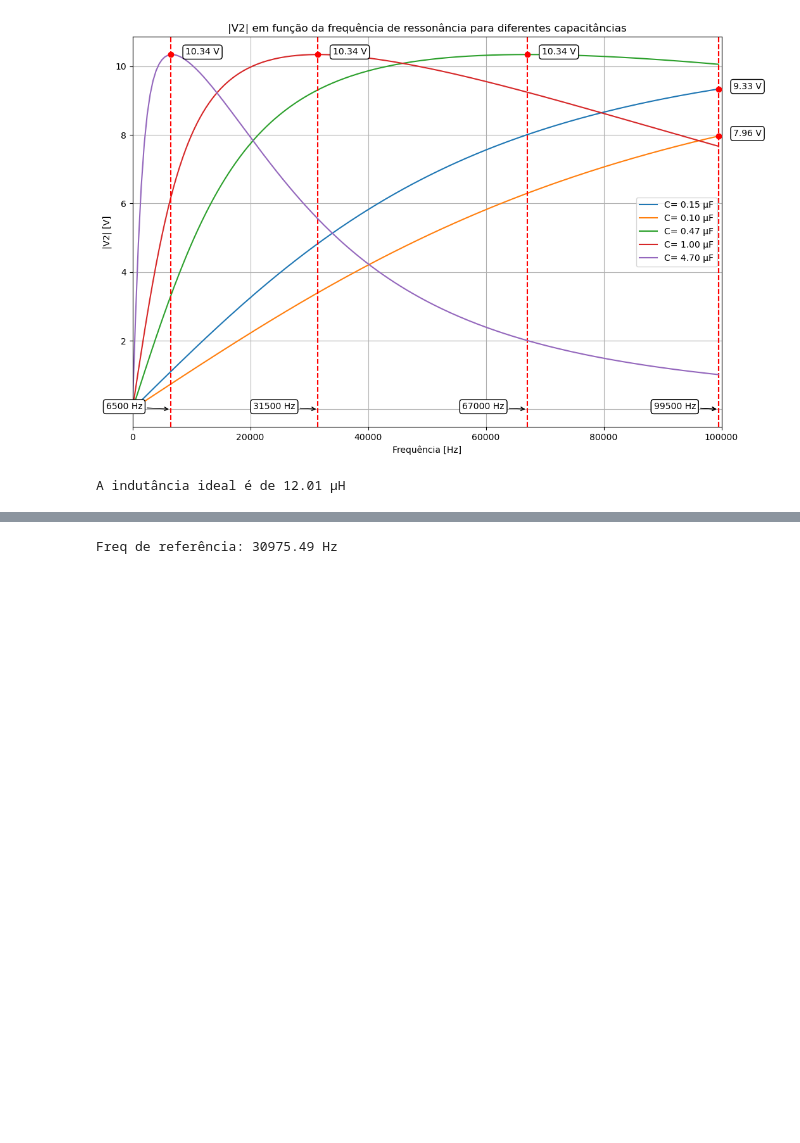
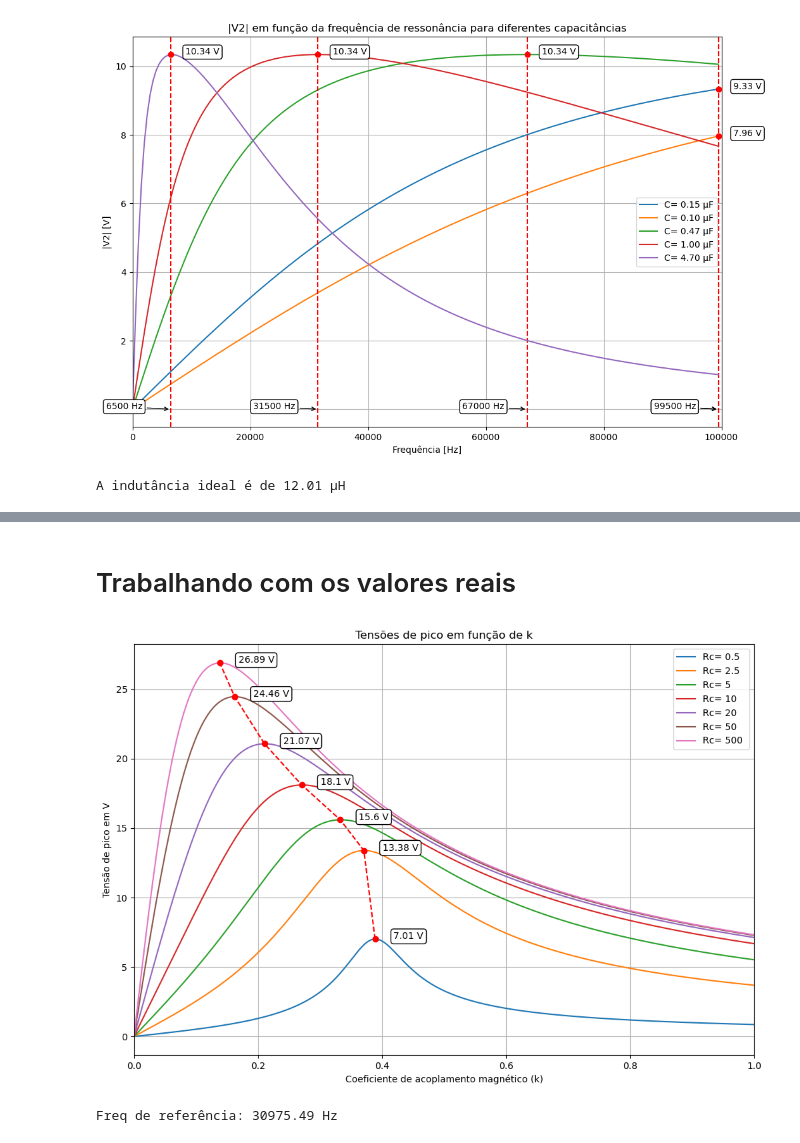
Before and after one commit to pabdutra/eletromag, a Jupyter notebook: projeto.ipynb, the cells around one changed output, grey strips where cells are left out. Saved outputs shown, nothing was run; the diff lists cells and outputs as text; code cells hidden in the pictures; blank space fills up the shorter version.

```diff
--- a/projeto.ipynb
+++ b/projeto.ipynb
@@ -16,7 +16,10 @@ import matplotlib.pyplot as plt
 # %%
 # Declarando variáveis
 
+
+
 R1 = R2 = 0.5
+
 Rc= 3
 
 L1 = L2 = L = 0
@@ -25,7 +28,7 @@ C1 = C2 = 0.1e-6
 
 Ufonte = 12
 
-PossiveisK = np.linspace(0.1,1,10)
+PossiveisK = np.linspace(0,1,500)
 kFixo = 0.2
 
 PossiveisFreq = np.arange(1e-3,100e3,500)
@@ -172,3 +121,65 @@ TypeError: 'list' object is not callable
+# %% [markdown]
+# Trabalhando com os valores reais
+# %%
+R1 = 0.124
+R2 = 0.097
+
+L1 = 14.13e-6
+L2 = 10.69e-6
+
+C1 = C2 = 0.47e-6
+
+f = 67000
+
+Ufonte = 12*2/pi
+# %%
+plt.figure(figsize=(12,8))
+
+listaR = [0.5,2.5,5,10,20,50,500]
+listaV2total = []
+listaKMax = []
+listaMaxV2 = []
+
+
+for R in listaR:
+    Rc = R
+    listaV2 = []
+    maxV2 = 0
+    kMax = 0
+
+    for k in PossiveisK:
+        w = 2*math.pi*f
+        i1, i2, ic , V2 = CalcularTransformador(k, f)
+
+        listaV2.append(abs(V2))
+        if abs(V2) > maxV2:
+            maxV2 = abs(V2)
+            kMax = k
+
+    listaV2total.append(listaV2)
+    listaKMax.append(kMax)
+    listaMaxV2.append(maxV2)
+
+    # plt.axvline(x=kMax, ymin=0, ymax=1, c='r', ls='--')
+    # plt.annotate(f'{kMax:.0f} Hz', (kMax, 0), xytext=(kMax-11000, 0), bbox=dict(boxstyle='round', fc='w', ec='k', lw=1), arrowprops=dict(arrowstyle='->'))
+
+    plt.scatter(kMax, maxV2, color='red', zorder=5)
+    plt.annotate(f'{round(maxV2, 2)} V', (kMax, maxV2), xytext=(kMax+0.03, maxV2), bbox=dict(boxstyle='round', fc='w', ec='k', lw=1))
+
+    plt.plot(PossiveisK, listaV2, label=f'Rc= {Rc} ')
+
+plt.plot(listaKMax, listaMaxV2, color='red', linestyle='--')
+
+plt.title("Tensões de pico em função de k")
+plt.xlabel("Coeficiente de acoplamento magnético (k)")
+plt.ylabel("Tensão de pico em V")
+plt.xlim(0,1)
+plt.grid(True)
+plt.legend()
+plt.savefig('img/kpossiveis.png')
+plt.show()
+# %% [output]
+[figure, added]
 # %%
 L1 = L2 = L = 264e-6
 C1 = C2 = C = 0.1e-6
```
Also changed, not shown: parts of 11 cells of this notebook, 10 other files.
